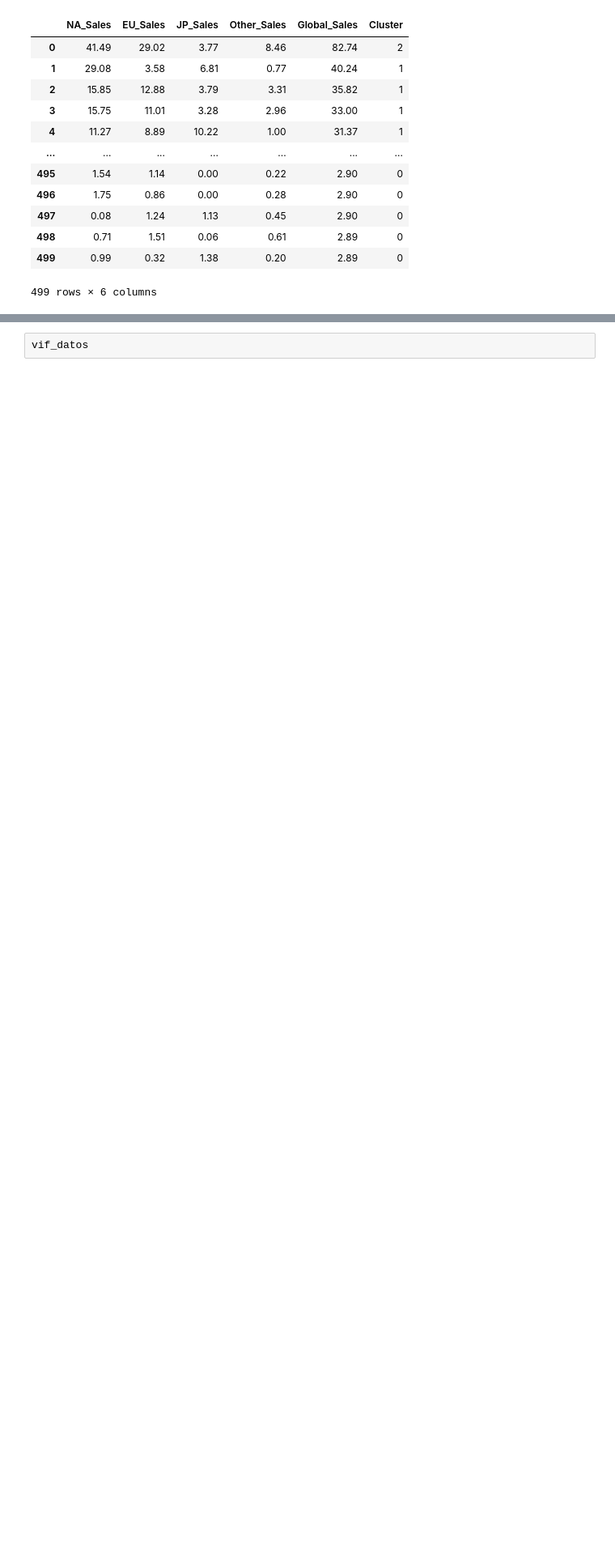
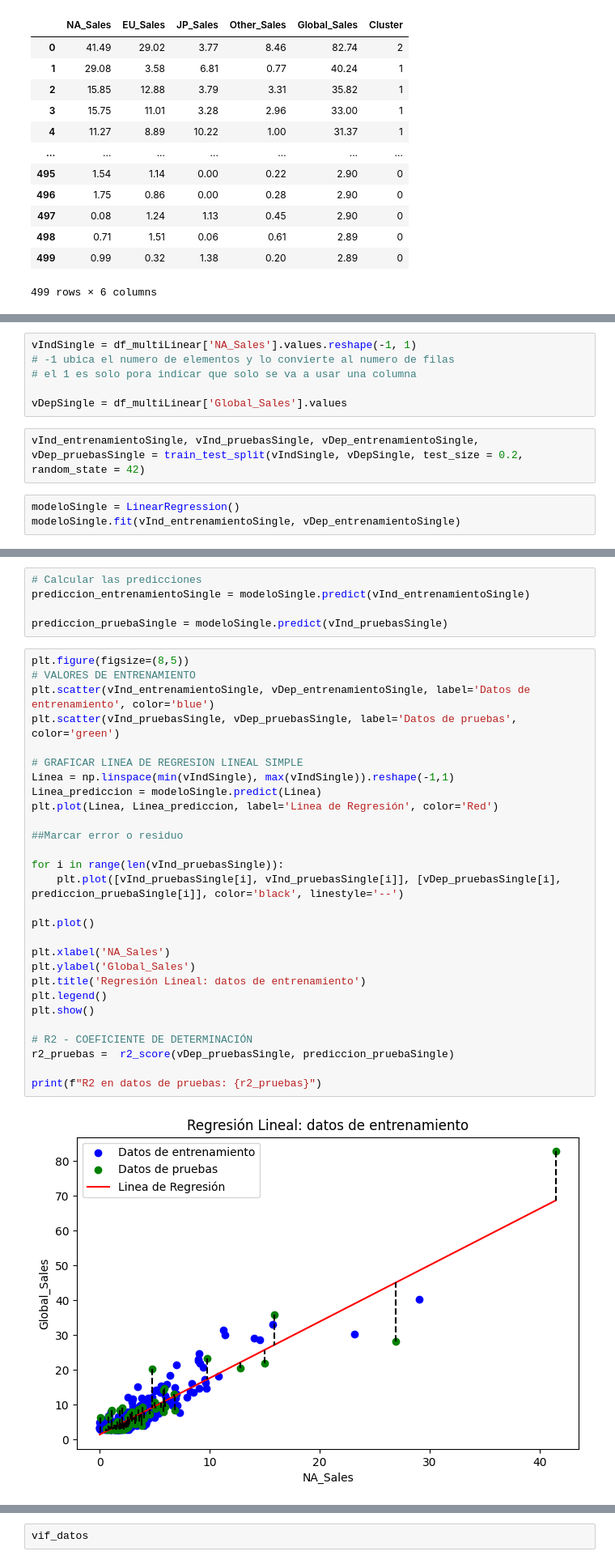
Before and after one commit to OzielLM/Proyecto_Mineria_Datos, a Jupyter notebook: Modelo_estrella.ipynb, the cells around one changed output, grey strips where cells are left out. Shown at 81% size. Drawn from its saved outputs; the diff is of its cells as text; blank space fills up the shorter version.

Commit message:
Simple regression model addition

```diff
--- a/Modelo_estrella.ipynb
+++ b/Modelo_estrella.ipynb
@@ -364,0 +367,11 @@ df_multiLinear
+# %%
+vIndSingle = df_multiLinear['NA_Sales'].values.reshape(-1, 1)
+# -1 ubica el numero de elementos y lo convierte al numero de filas
+# el 1 es solo pora indicar que solo se va a usar una columna
+
+vDepSingle = df_multiLinear['Global_Sales'].values
+# %%
+vInd_entrenamientoSingle, vInd_pruebasSingle, vDep_entrenamientoSingle, vDep_pruebasSingle = train_test_split(vIndSingle, vDepSingle, test_size = 0.2, random_state = 42)
+# %%
+modeloSingle = LinearRegression()
+modeloSingle.fit(vInd_entrenamientoSingle, vDep_entrenamientoSingle)
@@ -364,0 +391,35 @@ df_multiLinear
+# %%
+# Calcular las predicciones
+prediccion_entrenamientoSingle = modeloSingle.predict(vInd_entrenamientoSingle)
+
+prediccion_pruebaSingle = modeloSingle.predict(vInd_pruebasSingle)
+# %%
+plt.figure(figsize=(8,5))
+# VALORES DE ENTRENAMIENTO
+plt.scatter(vInd_entrenamientoSingle, vDep_entrenamientoSingle, label='Datos de entrenamiento', color='blue')
+plt.scatter(vInd_pruebasSingle, vDep_pruebasSingle, label='Datos de pruebas', color='green')
+
+# GRAFICAR LINEA DE REGRESION LINEAL SIMPLE
+Linea = np.linspace(min(vIndSingle), max(vIndSingle)).reshape(-1,1)
+Linea_prediccion = modeloSingle.predict(Linea)
+plt.plot(Linea, Linea_prediccion, label='Linea de Regresión', color='Red')
+
+##Marcar error o residuo
+
+for i in range(len(vInd_pruebasSingle)):
+    plt.plot([vInd_pruebasSingle[i], vInd_pruebasSingle[i]], [vDep_pruebasSingle[i], prediccion_pruebaSingle[i]], color='black', linestyle='--')
+
+plt.plot()
+
+plt.xlabel('NA_Sales')
+plt.ylabel('Global_Sales')
+plt.title('Regresión Lineal: datos de entrenamiento')
+plt.legend()
+plt.show()
+
+# R2 - COEFICIENTE DE DETERMINACIÓN
+r2_pruebas =  r2_score(vDep_pruebasSingle, prediccion_pruebaSingle)
+
+print(f"R2 en datos de pruebas: {r2_pruebas}")
+# %% [output]
+[figure, added]
```
Also changed, not shown: parts of 13 cells of this notebook.
